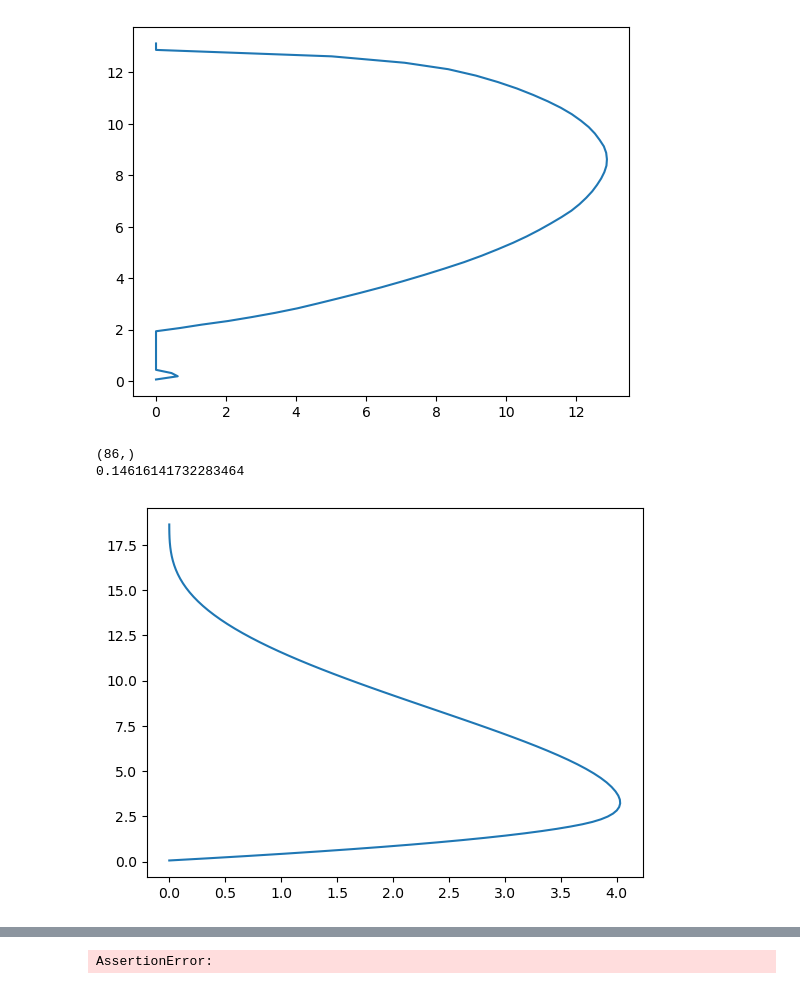
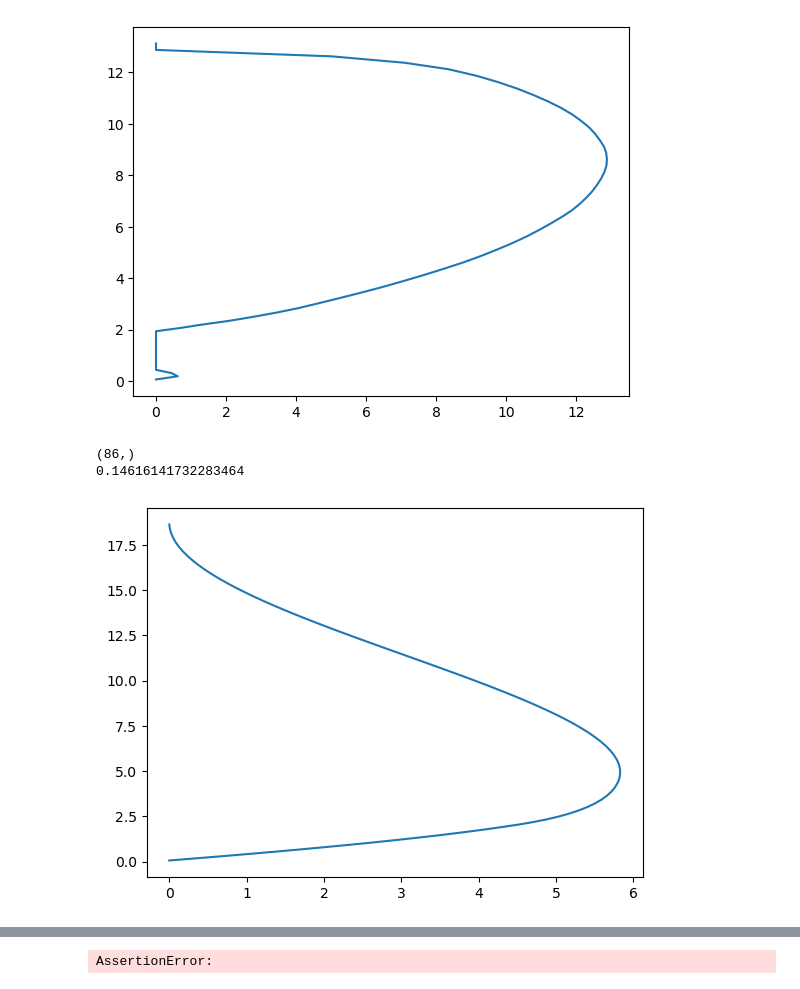
Before and after one commit to mgrecu35/pyCM1v2, a Jupyter notebook: run/kinematic1D.ipynb, the cells around one changed output, grey strips where cells are left out. Saved outputs shown, nothing was run; the diff lists cells and outputs as text; code cells hidden in the pictures.

```diff
--- a/run/kinematic1D.ipynb
+++ b/run/kinematic1D.ipynb
@@ -78,22 +69,21 @@ plt.plot(w1d,z[:64])
 [figure]
 [figure]
 # %%
-y=np.sin(np.linspace(0,np.pi,86))*(1-np.arange(0,86)/86.)**2
+y=np.sin(np.linspace(0,np.pi,86))*(1-np.arange(0,86)/86.)**1
 plt.plot(y*10,z[:86])
 print(z.shape)
 z1d=np.linspace(z[0],z[-1],128)
 w1d=np.interp(z1d,z[:],y*10)
-#plt.plot(w1d,z1d)
 print(z1d[1]-z1d[0])
 theta1d=np.interp(z1d,z[:],th[:,5,-1])
 qv1d=np.interp(z1d,z[:],qv[:,5,-1])
 prs1d=np.interp(z1d,z[:],prs[:,5,-1])
 theta1d_0=theta1d.copy()
 qv1d_0=qv1d.copy()
 # %% [output]
 (86,)
 0.14616141732283464
-[figure, old version]
+[figure, new version]
 # %%
 import skid as kid
 import matplotlib.pyplot as plt
```
Also changed, not shown: parts of 4 cells of this notebook.
